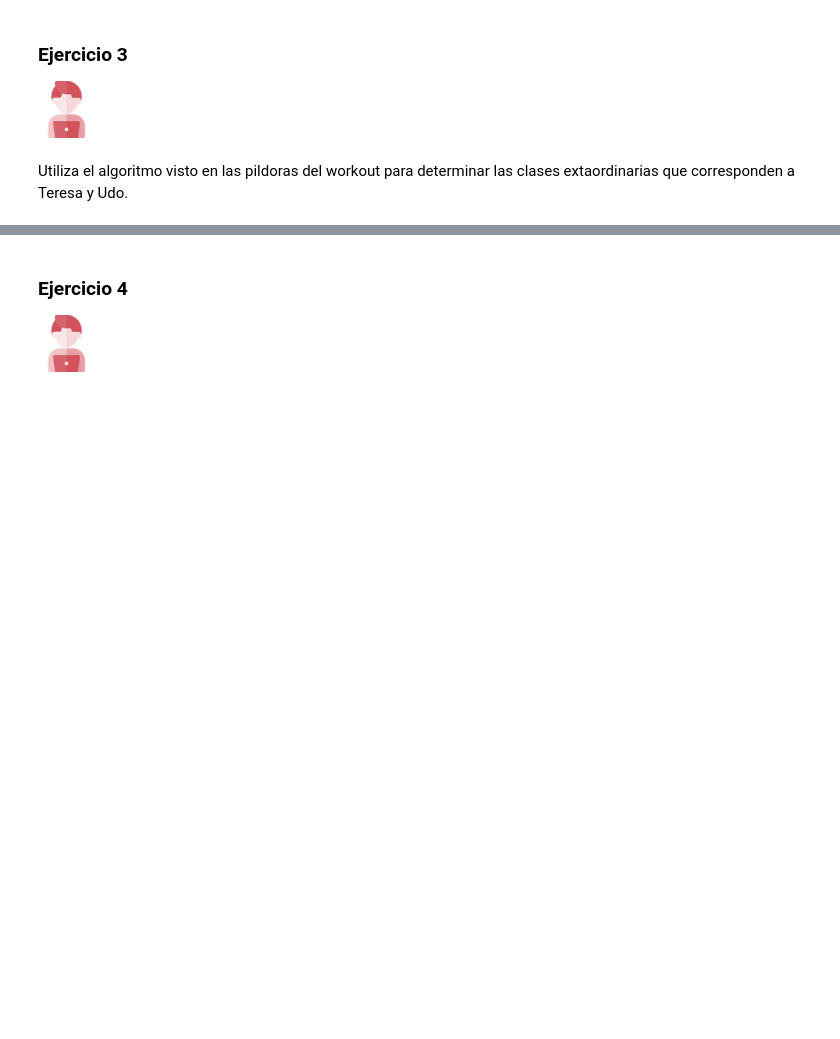
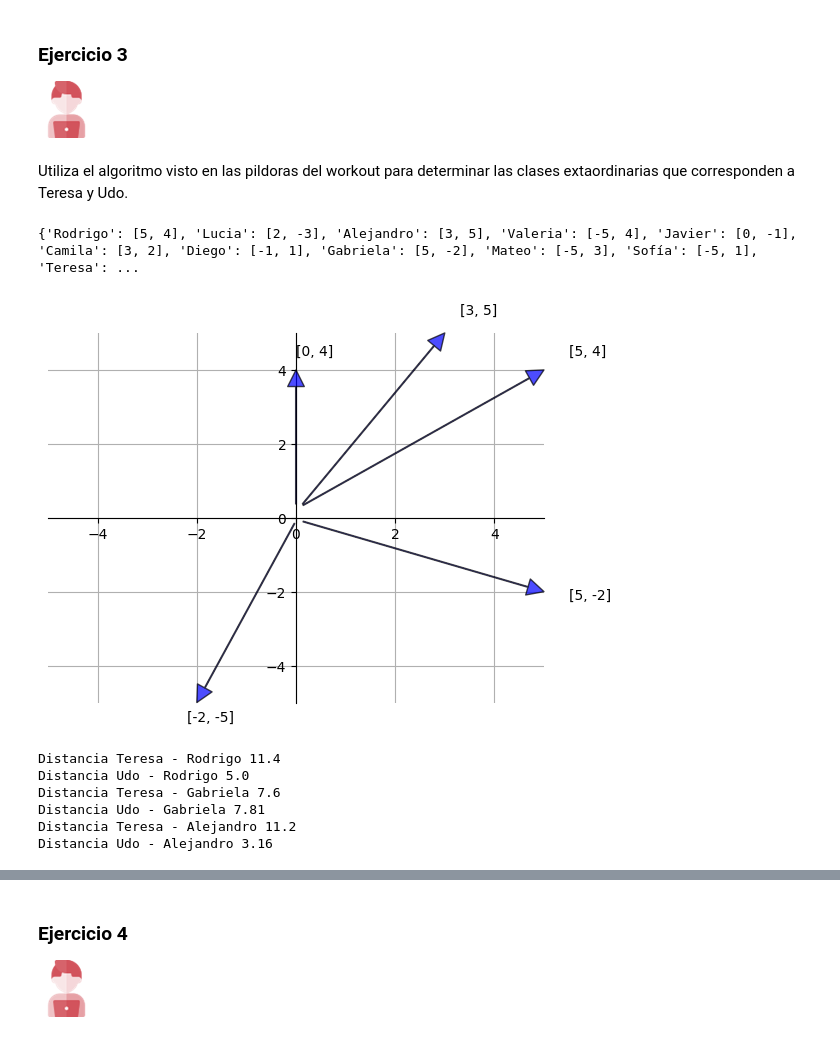
Before and after one commit to SaraManz/ONLINE_DS_THEBRIDGE_SARAMANZ, a Jupyter notebook: 02_Programacion_y_Herramientas_Avanzadas/Sprint_03 (PRACTICA)/Unidad_01/Ejercicios_Workout/09_Ejercicios_Vectores.ipynb, the cells around one changed output, grey strips where cells are left out. Drawn from its saved outputs; the diff is of its cells as text; code cells hidden in the pictures; blank space fills up the shorter version.

```diff
--- a/02_Programacion_y_Herramientas_Avanzadas/Sprint_03 (PRACTICA)/Unidad_01/Ejercicios_Workout/09_Ejercicios_Vectores.ipynb
+++ b/02_Programacion_y_Herramientas_Avanzadas/Sprint_03 (PRACTICA)/Unidad_01/Ejercicios_Workout/09_Ejercicios_Vectores.ipynb
@@ -103,0 +100,37 @@ Utiliza el algoritmo visto en las pildoras del workout para determinar las clase
+# %%
+def move_spines():
+    """Crea la figura de pyplot y los ejes. Mueve las lineas de la izquierda y de
+    abajo para que se intersecten con el origen. Elimina las lineas de
+    la derecha y la de arriba. Devuelve los ejes."""
+    fix, ax = plt.subplots()
+    for spine in ["left", "bottom"]:
+        ax.spines[spine].set_position("zero")
+
+    for spine in ["right", "top"]:
+        ax.spines[spine].set_color("none")
+
+    return ax
+
+def vect_fig(*vectores):
+
+    ax = move_spines()
+
+    ax.set_xlim(-5, 5)
+    ax.set_ylim(-5, 5)
+    ax.grid()
+    vecs = [vector for vector in vectores] # lista de vectores
+    for v in vecs:
+        ax.annotate(" ", xy=v, xytext=[0, 0],
+                   arrowprops=dict(facecolor="blue",
+                                  shrink=0,
+                                  alpha=0.7,
+                                  width=0.5))
+        ax.text(1.1 * v[0], 1.1 * v[1], v)
+# %%
+print(alumnos_aidone)
+# %% [output]
+{'Rodrigo': [5, 4], 'Lucia': [2, -3], 'Alejandro': [3, 5], 'Valeria': [-5, 4], 'Javier': [0, -1], 'Camila': [3, 2], 'Diego': [-1, 1], 'Gabriela': [5, -2], 'Mateo': [-5, 3], 'Sofía': [-5, 1], 'Teresa': ...
+# %%
+vect_fig(alumnos_aidone["Rodrigo"], alumnos_aidone["Gabriela"], alumnos_aidone["Alejandro"], alumnos_aidone["Teresa"], alumnos_aidone["Udo"])
+# %% [output]
+[figure, added]
@@ -103,0 +146,17 @@ Utiliza el algoritmo visto en las pildoras del workout para determinar las clase
+# %%
+vec_teresa = alumnos_aidone["Teresa"]
+vec_udo = alumnos_aidone["Udo"]
+
+for alumno_ref in ["Rodrigo", "Gabriela", "Alejandro"]:
+    vec_ref = alumnos_aidone[alumno_ref]
+    distancia_teresa = distancia_2d(vec_teresa, vec_ref,1)
+    distancia_udo = distancia_2d(vec_udo, vec_ref)
+    print ("Distancia Teresa -", alumno_ref, distancia_teresa)
+    print ("Distancia Udo -", alumno_ref, distancia_udo)
+# %% [output]
+Distancia Teresa - Rodrigo 11.4
+Distancia Udo - Rodrigo 5.0
+Distancia Teresa - Gabriela 7.6
+Distancia Udo - Gabriela 7.81
+Distancia Teresa - Alejandro 11.2
+Distancia Udo - Alejandro 3.16
```
Also changed, not shown: parts of 7 cells of this notebook.
